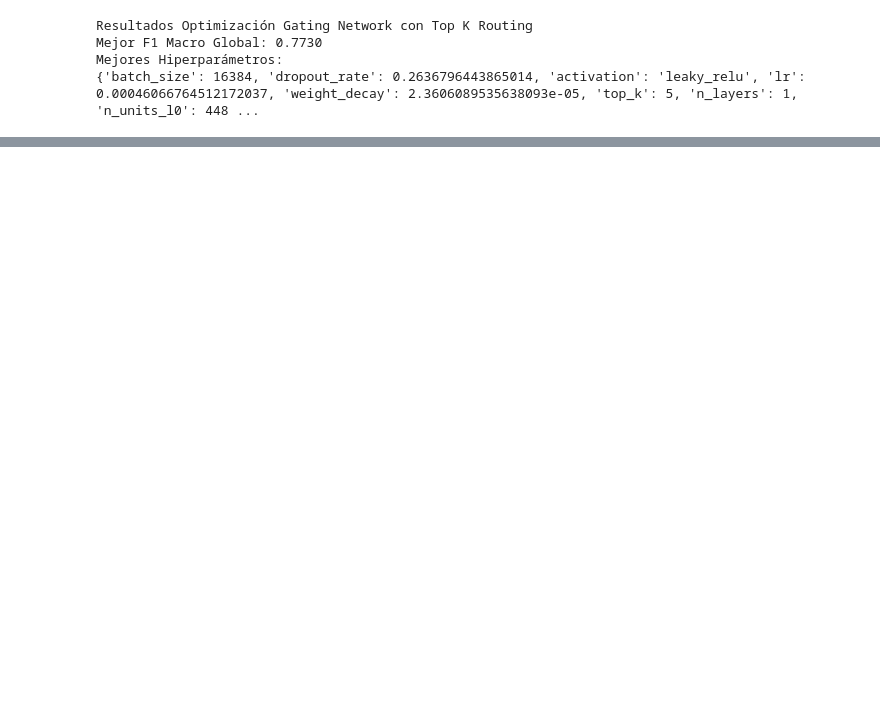
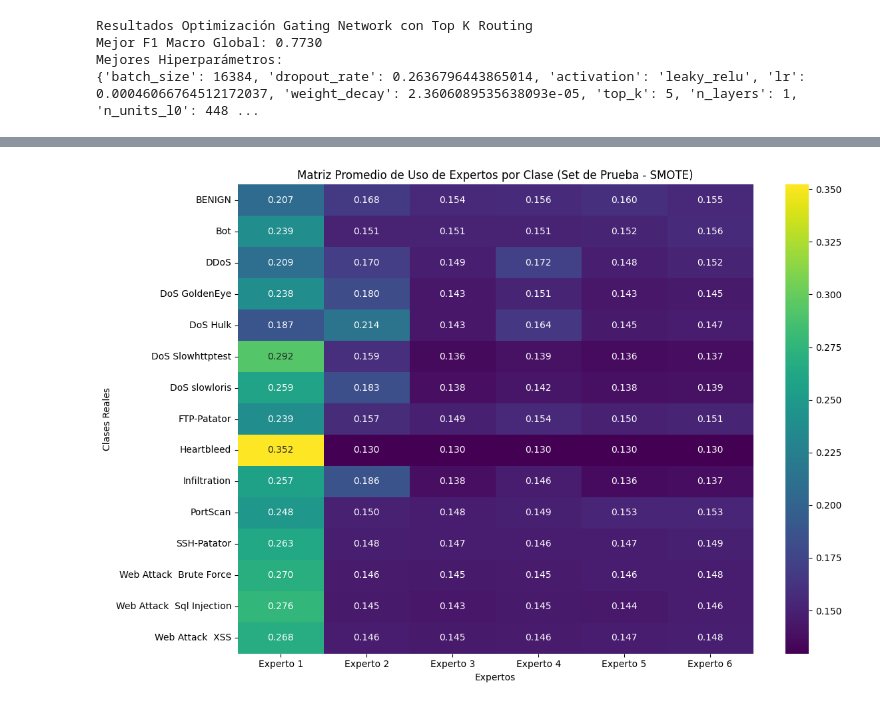
Before and after one commit to johnnyredwood/ArquitecturaMoEClasificacionIntrusiones, a Jupyter notebook: MixtureOfExpertsInitialArquitecture.ipynb, the cells around one changed output, grey strips where cells are left out. Drawn from its saved outputs; the diff is of its cells as text; code cells hidden in the pictures; blank space fills up the shorter version.

```diff
--- a/MixtureOfExpertsInitialArquitecture.ipynb
+++ b/MixtureOfExpertsInitialArquitecture.ipynb
@@ -1542,7 +1542,7 @@ exp_1_smote = TabularMLP(input_dim_total, hidden_layers=[768, 768, 768], dropout
 exp_2_smote = TabularMLP(input_dim_total, hidden_layers=[1024, 1024, 1024, 1024], dropout_rate=0.1081658862089864, activation_name='leaky_relu').to(device)
 exp_3_smote = TabularMLP(input_dim_total, hidden_layers=[1024, 1024, 1024, 1024], dropout_rate=0.1292968837507665, activation_name='leaky_relu').to(device)
 exp_4_smote = TabularMLP(input_dim_total, hidden_layers=[1024, 896], dropout_rate=0.1909959884193678, activation_name='leaky_relu').to(device)
-exp_5_smote = TabularMLP(input_dim_total, hidden_layers=[256, 64], dropout_rate=0.40187265361091173, activation_name='leaky_relu').to(device)
+exp_5_smote = TabularMLP(input_dim_total, hidden_layers=[512, 448, 128], dropout_rate=0.40187265361091173, activation_name='leaky_relu').to(device)
 exp_6_smote = TabularMLP(input_dim_total, hidden_layers=[256, 64, 64, 64], dropout_rate=0.3014571470836104, activation_name='leaky_relu').to(device)
 
 exp_1_smote.load_state_dict(torch.load("Modelos_Expertos/Experto_1_trial_79.pth", map_location=device))
@@ -1571,7 +1571,7 @@ obj_func_gating_smote = partial(
 )
 
 study_gating_smote = optuna.create_study(direction="maximize", study_name="Gating_Optimization_SMOTE")
-study_gating_smote.optimize(obj_func_gating_smote, n_trials=200)
+study_gating_smote.optimize(obj_func_gating_smote, n_trials=100)
 
 print(f"Mejor F1 Macro Global: {study_gating_smote.best_value:.4f}")
 print(f"Mejores Hiperparametros:\n{study_gating_smote.best_params}")
@@ -1911,0 +1892,77 @@ Reporte de Clasificacion Mixture of Experts
+# %%
+import torch
+import numpy as np
+import matplotlib.pyplot as plt
+import seaborn as sns
+from sklearn.metrics import classification_report
+
+mejor_moe_model_smote.load_state_dict(torch.load("Modelos_Finales/MoE_Refinado_SMOTE_Best.pth", map_location=device))
+mejor_moe_model_smote.eval()
+mejor_gating_smote.eval()
+
+y_true_test = []
+y_pred_test = []
+
+print("\nEvaluando el Sistema MoE Completo sobre el Set de Prueba...")
+with torch.no_grad():
+    for batch_X, batch_y in test_loader_moe:
+        with torch.amp.autocast('cuda'):
+            outputs = mejor_moe_model_smote(batch_X)
+
+        _, preds = torch.max(outputs, 1)
+        y_true_test.extend(batch_y.cpu().numpy())
+        y_pred_test.extend(preds.cpu().numpy())
+
+reporte_test = classification_report(
+    y_true_test,
+    y_pred_test,
+    target_names=[str(c) for c in class_names],
+    digits=4
+)
+
+print("\nReporte de Clasificacion Mixture of Experts SMOTE (Test Set)")
+print(reporte_test)
+
+save_confusion_matrix(y_true_test, y_pred_test, "MixtureOfExperts_CM_SMOTE_Post_TopK_y_Refinamiento_Test", phase="Test")
+
+all_gating_weights = []
+all_true_labels = []
+
+with torch.no_grad():
+    for batch_X, batch_y in test_loader_moe:
+        with torch.amp.autocast('cuda'):
+            gating_logits = mejor_gating_smote(batch_X)
+            gating_probs = torch.softmax(gating_logits, dim=1)
+
+        all_gating_weights.append(gating_probs.cpu().numpy())
+        all_true_labels.append(batch_y.cpu().numpy())
+
+all_gating_weights = np.vstack(all_gating_weights)
+all_true_labels = np.concatenate(all_true_labels)
+
+num_classes = len(class_names)
+num_experts = all_gating_weights.shape[1]
+
+expert_usage_matrix = np.zeros((num_classes, num_experts))
+
+for i in range(num_classes):
+    class_indices = (all_true_labels == i)
+    if np.any(class_indices):
+        expert_usage_matrix[i] = np.mean(all_gating_weights[class_indices], axis=0)
+
+plt.figure(figsize=(12, 8))
+sns.heatmap(
+    expert_usage_matrix,
+    annot=True,
+    cmap="viridis",
+    fmt=".3f",
+    xticklabels=[f"Experto {i+1}" for i in range(num_experts)],
+    yticklabels=[str(c) for c in class_names]
+)
+plt.title("Matriz Promedio de Uso de Expertos por Clase (Set de Prueba - SMOTE)")
+plt.xlabel("Expertos")
+plt.ylabel("Clases Reales")
+plt.tight_layout()
+plt.savefig("Matriz_Uso_Expertos_SMOTE_Test.png", dpi=300, bbox_inches='tight')
+plt.show()
+# %% [output]
@@ -1912,3 +1987,4 @@ Reporte de Clasificacion Mixture of Experts
+[figure, added]
 # %%
 import torch
 from functools import partial
```
Also changed, not shown: parts of 14 cells of this notebook, 11 other files.
